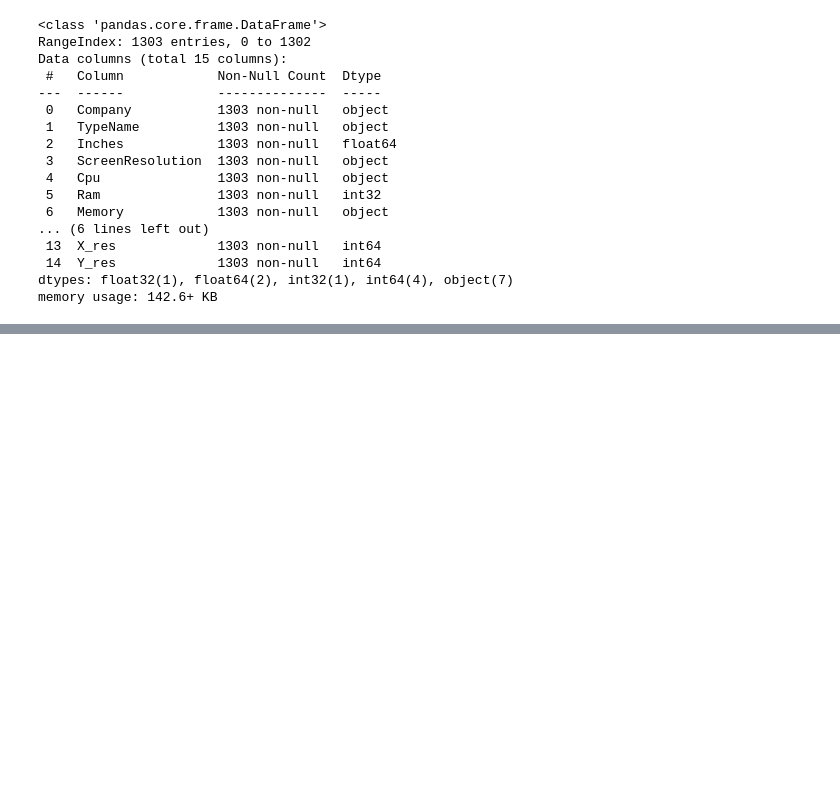
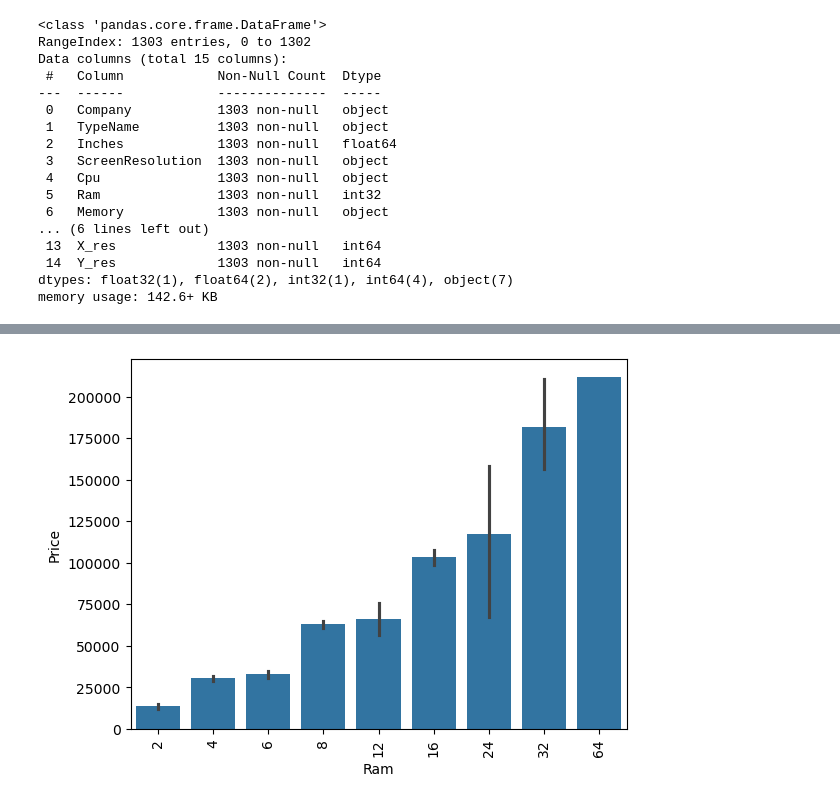
Before and after one commit to AyushNigam-1/ML-Projects, a Jupyter notebook: Car-Price-Prediction/main.ipynb, the cells around one changed output, grey strips where cells are left out. Cells and saved outputs as stored; diff of their text form; code cells hidden in the pictures; blank space fills up the shorter version.

```diff
--- a/Car-Price-Prediction/main.ipynb
+++ b/Car-Price-Prediction/main.ipynb
@@ -238,0 +266,6 @@ df['Cpu brand'].value_counts().plot(kind='bar')
+# %%
+sns.barplot(x = df['Ram'],y=df['Price'])
+plt.xticks(rotation='vertical')
+plt.show()
+# %% [output]
+[figure, added]
```
Also changed, not shown: parts of 25 cells of this notebook.
